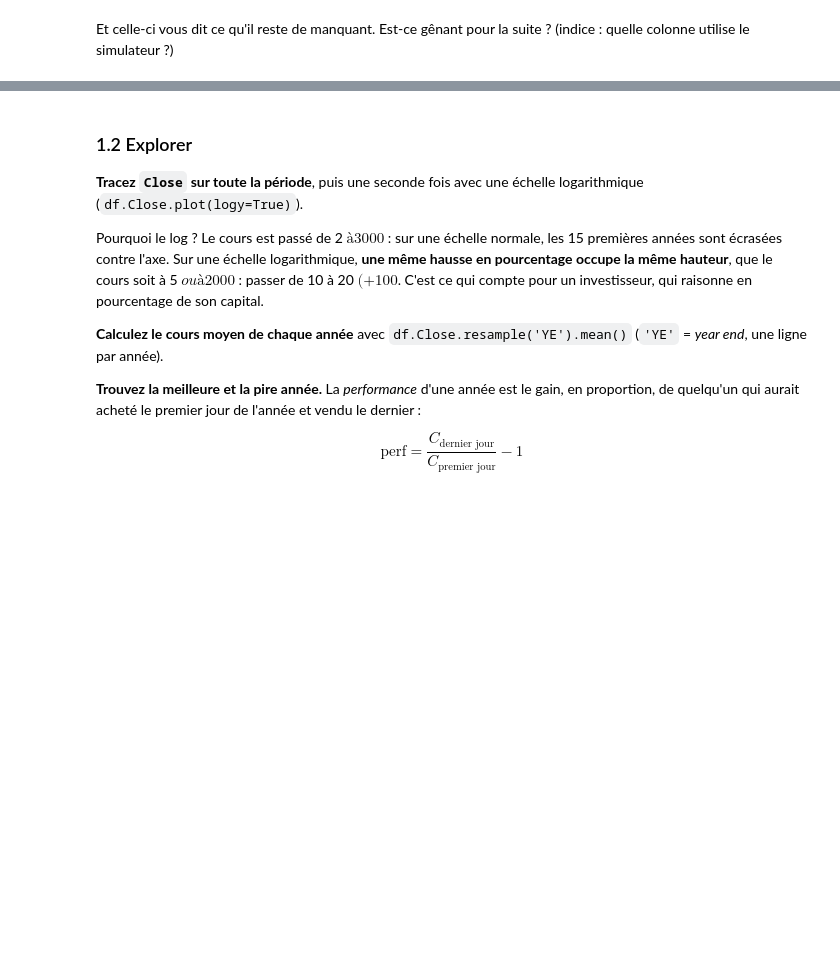
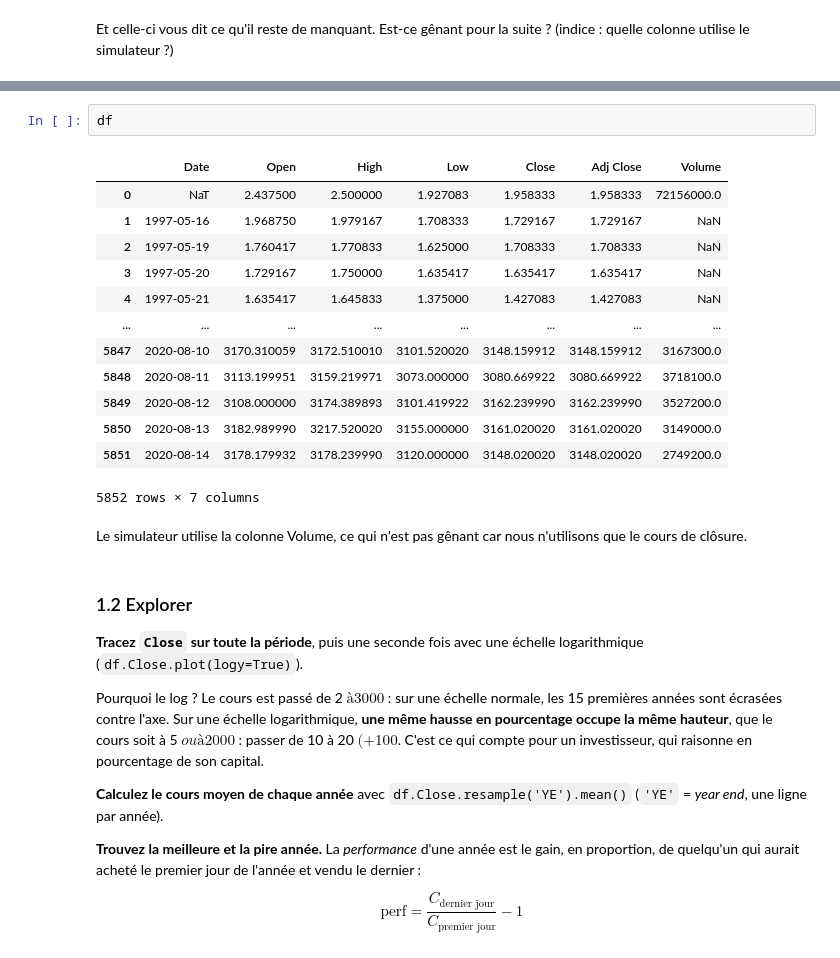
Before and after one commit to SIMVIA-lucas-sovre/projet-trading-pandas, a Jupyter notebook: groupe-5.ipynb, the cells around one changed output, grey strips where cells are left out. Saved outputs shown, nothing was run; the diff lists cells and outputs as text; blank space fills up the shorter version.

```diff
--- a/groupe-5.ipynb
+++ b/groupe-5.ipynb
@@ -88,3 +97,21 @@ df.isna().sum()
+# %%
+df
+# %% [output]
+|  | Date | Open | High | Low | Close | Adj Close | Volume |
+| 0 | NaT | 2.437500 | 2.500000 | 1.927083 | 1.958333 | 1.958333 | 72156000.0 |
+| 1 | 1997-05-16 | 1.968750 | 1.979167 | 1.708333 | 1.729167 | 1.729167 | NaN |
+| 2 | 1997-05-19 | 1.760417 | 1.770833 | 1.625000 | 1.708333 | 1.708333 | NaN |
+| 3 | 1997-05-20 | 1.729167 | 1.750000 | 1.635417 | 1.635417 | 1.635417 | NaN |
+| 4 | 1997-05-21 | 1.635417 | 1.645833 | 1.375000 | 1.427083 | 1.427083 | NaN |
+| ... | ... | ... | ... | ... | ... | ... | ... |
+| 5847 | 2020-08-10 | 3170.310059 | 3172.510010 | 3101.520020 | 3148.159912 | 3148.159912 | 3167300.0 |
+| 5848 | 2020-08-11 | 3113.199951 | 3159.219971 | 3073.000000 | 3080.669922 | 3080.669922 | 3718100.0 |
+| 5849 | 2020-08-12 | 3108.000000 | 3174.389893 | 3101.419922 | 3162.239990 | 3162.239990 | 3527200.0 |
+| 5850 | 2020-08-13 | 3182.989990 | 3217.520020 | 3155.000000 | 3161.020020 | 3161.020020 | 3149000.0 |
+| 5851 | 2020-08-14 | 3178.179932 | 3178.239990 | 3120.000000 | 3148.020020 | 3148.020020 | 2749200.0 |
+5852 rows × 7 columns
+# %% [markdown]
+Le simulateur utilise la colonne Volume, ce qui n'est pas gênant car nous n'utilisons que le cours de clôsure.
 # %% [markdown]
 ### 1.2 Explorer
 
```
Also changed, not shown: parts of 5 cells of this notebook.
